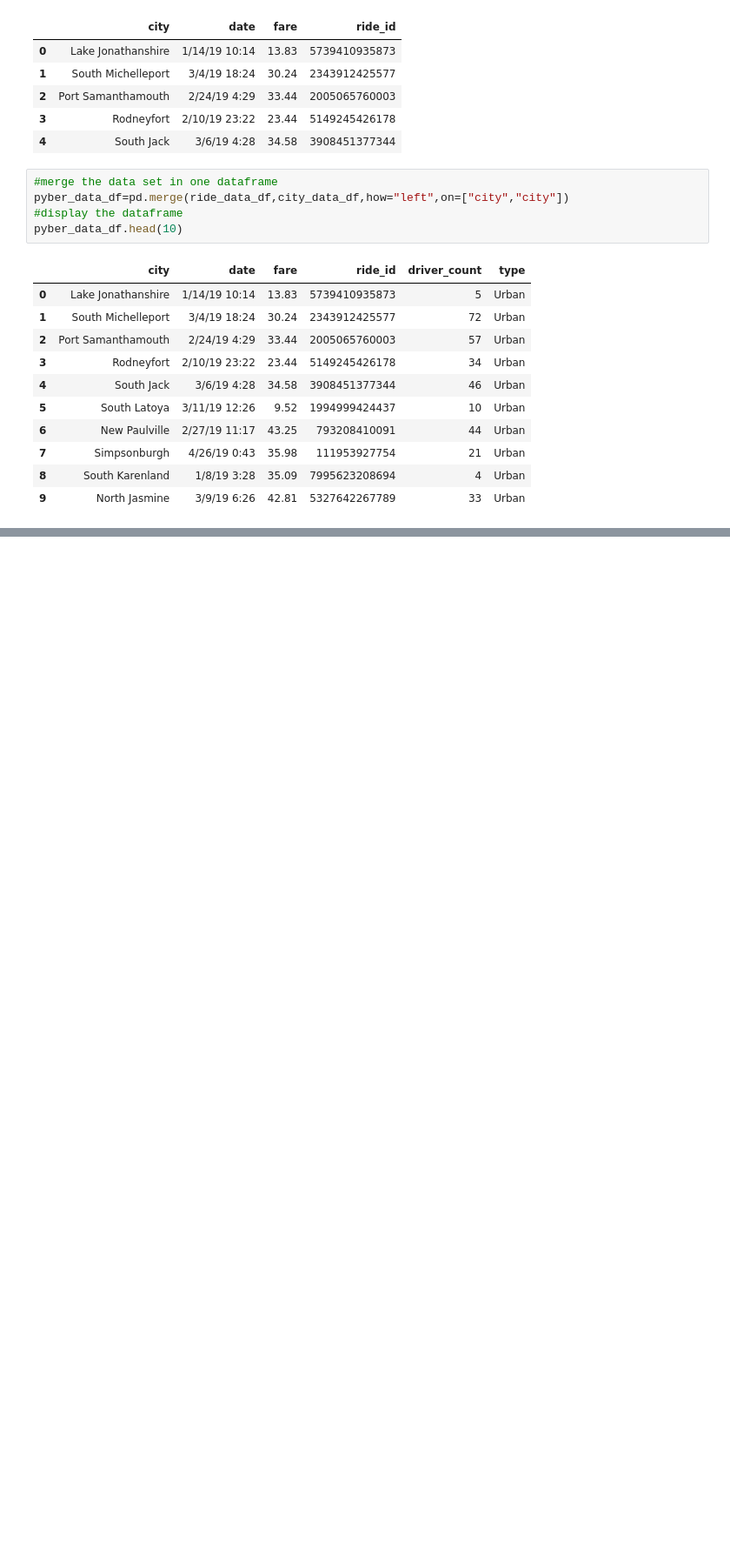
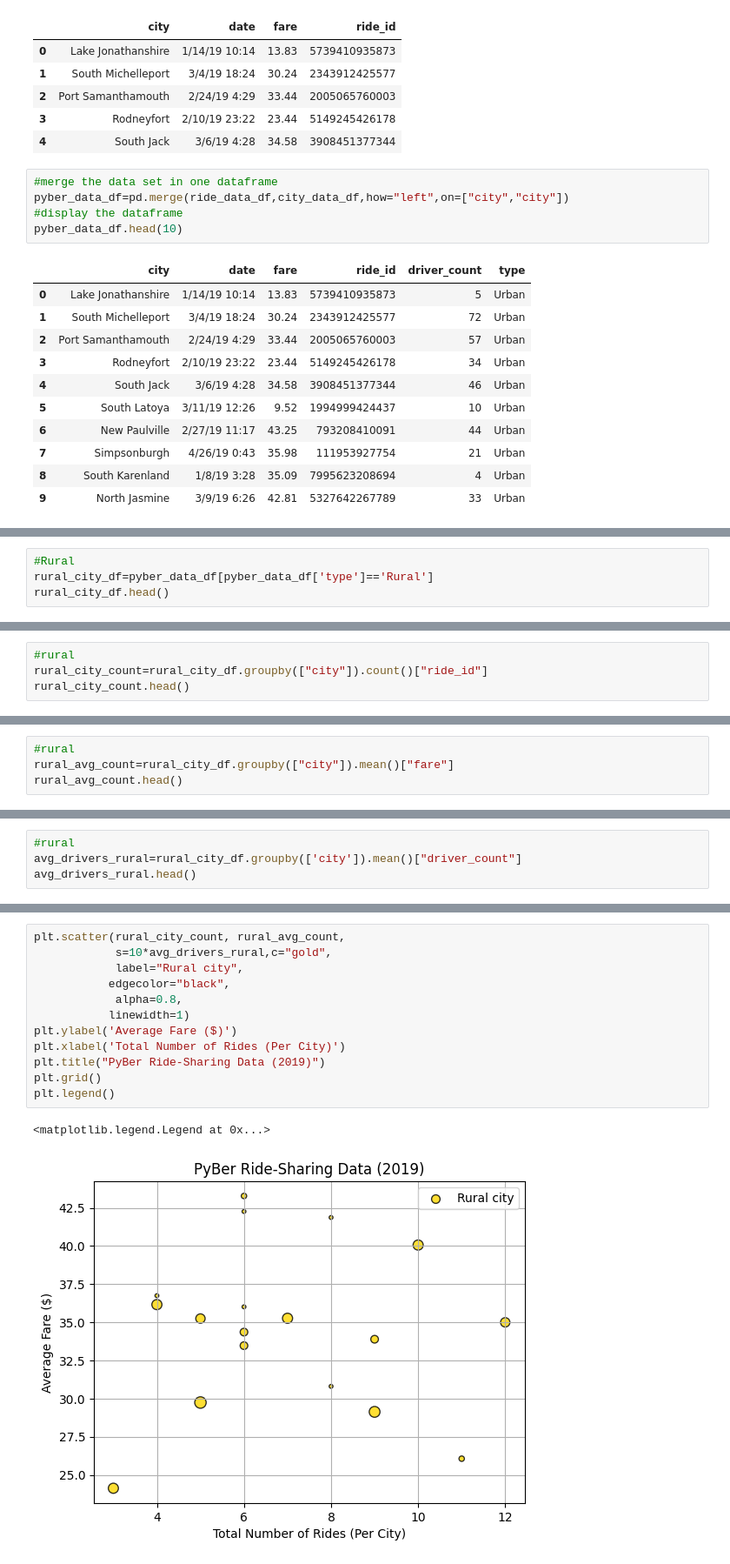
Before and after one commit to priyan2115/PyBer_Analysis, a Jupyter notebook: PyBer_1.ipynb, the cells around one changed output, grey strips where cells are left out. Shown at 87% size. Drawn from its saved outputs; the diff is of its cells as text; blank space fills up the shorter version.

```diff
--- a/PyBer_1.ipynb
+++ b/PyBer_1.ipynb
@@ -149,0 +172,4 @@ pyber_data_df.head(10)
+# %%
+#Rural
+rural_city_df=pyber_data_df[pyber_data_df['type']=='Rural']
+rural_city_df.head()
@@ -149,0 +207,4 @@ pyber_data_df.head(10)
+# %%
+#rural
+rural_city_count=rural_city_df.groupby(["city"]).count()["ride_id"]
+rural_city_count.head()
@@ -149,0 +244,4 @@ pyber_data_df.head(10)
+# %%
+#rural
+rural_avg_count=rural_city_df.groupby(["city"]).mean()["fare"]
+rural_avg_count.head()
@@ -149,0 +281,4 @@ pyber_data_df.head(10)
+# %%
+#rural
+avg_drivers_rural=rural_city_df.groupby(['city']).mean()["driver_count"]
+avg_drivers_rural.head()
@@ -149,0 +327,15 @@ pyber_data_df.head(10)
+# %%
+plt.scatter(rural_city_count, rural_avg_count,
+            s=10*avg_drivers_rural,c="gold",
+            label="Rural city",
+           edgecolor="black",
+            alpha=0.8,
+           linewidth=1)
+plt.ylabel('Average Fare ($)')
+plt.xlabel('Total Number of Rides (Per City)')
+plt.title("PyBer Ride-Sharing Data (2019)")
+plt.grid()
+plt.legend()
+# %% [output]
+<matplotlib.legend.Legend at 0x...>
+[figure, added]
```
Also changed, not shown: parts of 15 cells of this notebook, 1 other file.
